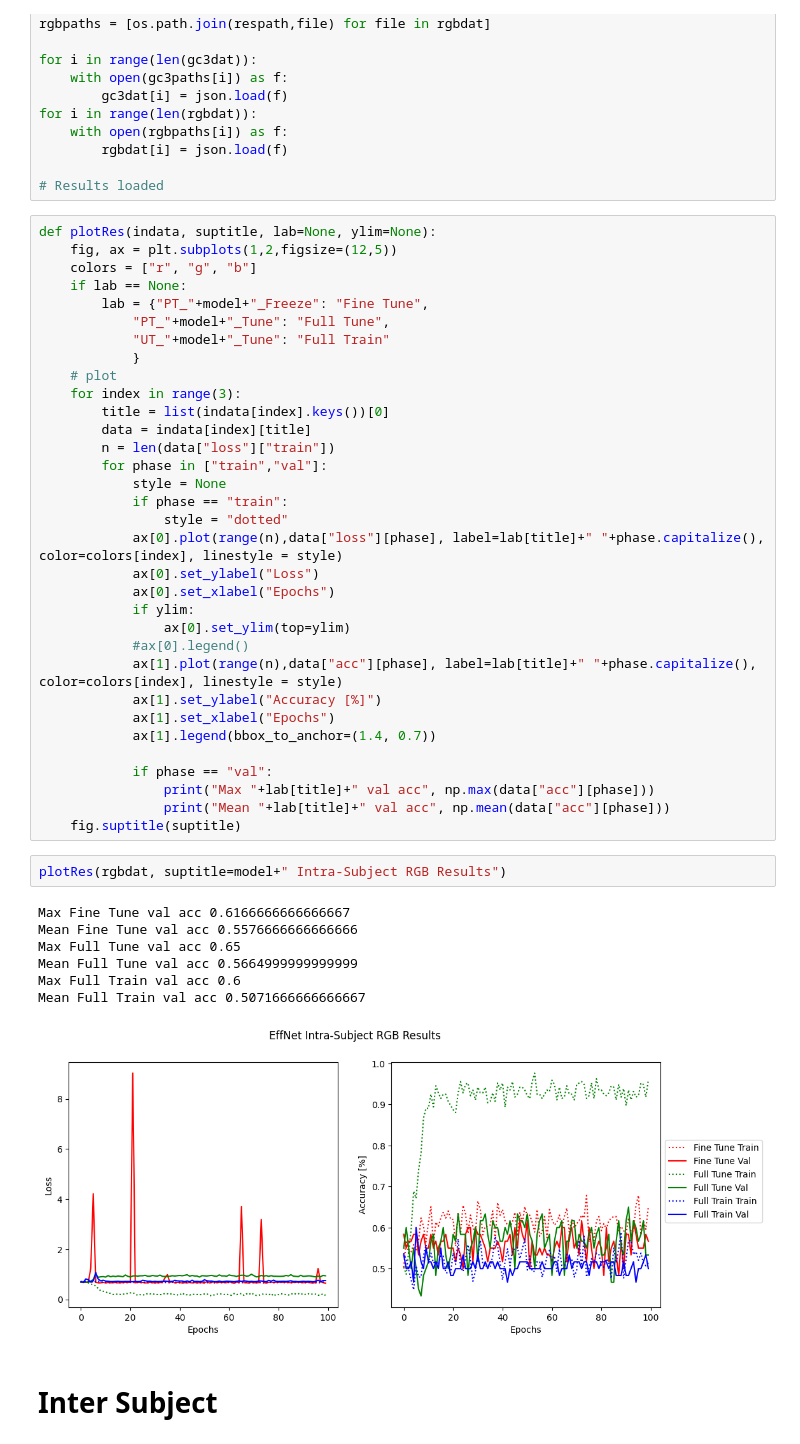
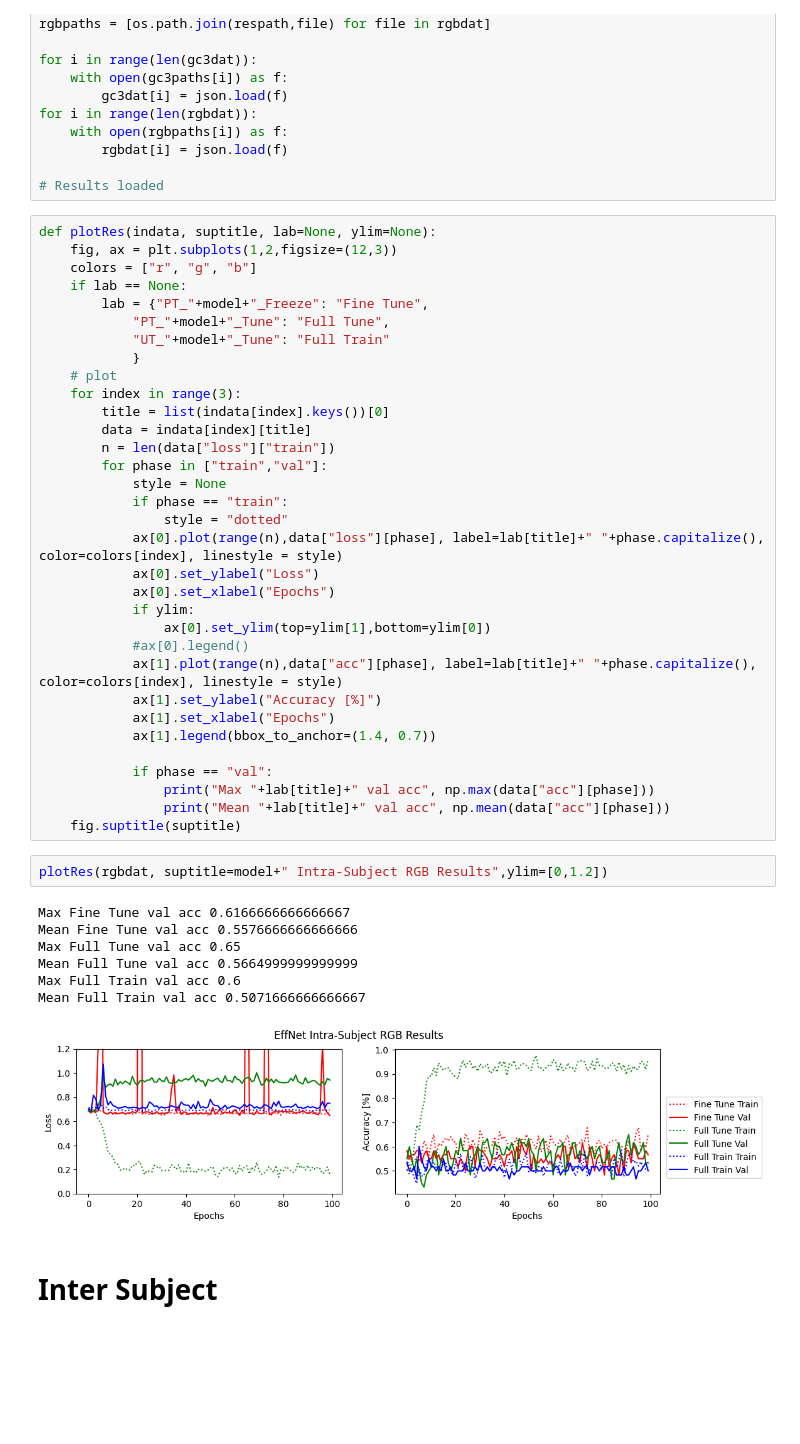
Before and after one commit to duedahl/LU_EEG_Classification, a Jupyter notebook: Visuals_Res.ipynb, the cells around one changed output. Cells and saved outputs as stored; diff of their text form; blank space fills up the shorter version.

Commit message:
Legend and axis adjustment of visuals

```diff
--- a/Visuals_Res.ipynb
+++ b/Visuals_Res.ipynb
@@ -27,7 +27,7 @@ for i in range(len(rgbdat)):
 # Results loaded
 # %%
 def plotRes(indata, suptitle, lab=None, ylim=None):
-    fig, ax = plt.subplots(1,2,figsize=(12,5))
+    fig, ax = plt.subplots(1,2,figsize=(12,3))
     colors = ["r", "g", "b"]
     if lab == None:
         lab = {"PT_"+model+"_Freeze": "Fine Tune",
@@ -47,7 +47,7 @@ def plotRes(indata, suptitle, lab=None, ylim=None):
             ax[0].set_ylabel("Loss")
             ax[0].set_xlabel("Epochs")
             if ylim:
-                ax[0].set_ylim(top=ylim)
+                ax[0].set_ylim(top=ylim[1],bottom=ylim[0])
             #ax[0].legend()
             ax[1].plot(range(n),data["acc"][phase], label=lab[title]+" "+phase.capitalize(), color=colors[index], linestyle = style)
             ax[1].set_ylabel("Accuracy [%]")
@@ -59,15 +59,15 @@ def plotRes(indata, suptitle, lab=None, ylim=None):
                 print("Mean "+lab[title]+" val acc", np.mean(data["acc"][phase]))
     fig.suptitle(suptitle)
 # %%
-plotRes(rgbdat, suptitle=model+" Intra-Subject RGB Results")
+plotRes(rgbdat, suptitle=model+" Intra-Subject RGB Results",ylim=[0,1.2])
 # %% [output]
 Max Fine Tune val acc 0.6166666666666667
 Mean Fine Tune val acc 0.5576666666666666
 Max Full Tune val acc 0.65
 Mean Full Tune val acc 0.5664999999999999
 Max Full Train val acc 0.6
 Mean Full Train val acc 0.5071666666666667
-[figure, old version]
+[figure, new version]
 # %% [markdown]
 # Inter Subject
 # %% [markdown]
```
Also changed, not shown: parts of 8 cells of this notebook, 10 other files.
